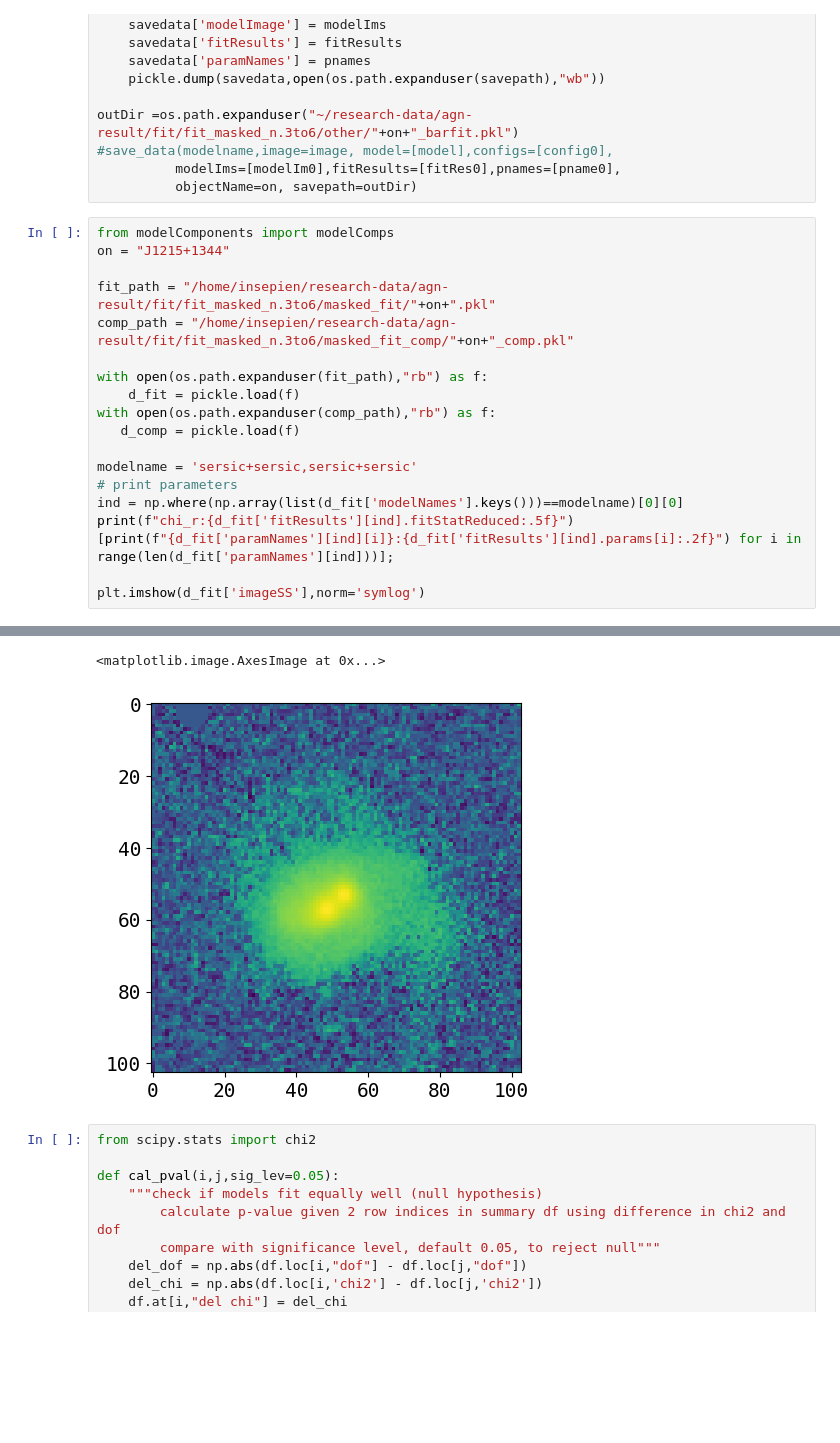
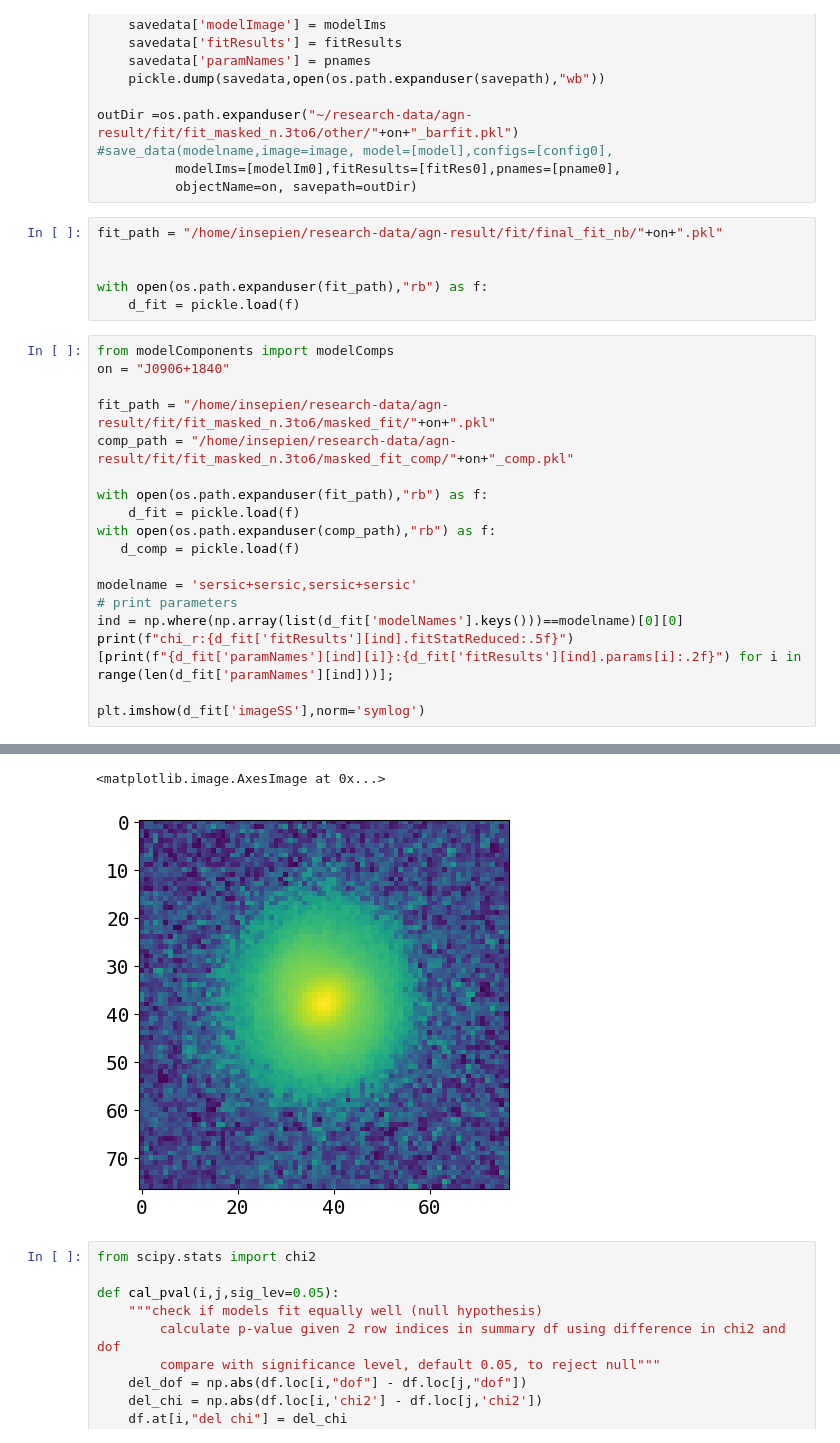
Before and after one commit to insepien/dualAGN, a Jupyter notebook: scrap_notebooks/checkFit.ipynb, the cells around one changed output, grey strips where cells are left out. Drawn from its saved outputs; the diff is of its cells as text; blank space fills up the shorter version.

```diff
--- a/scrap_notebooks/checkFit.ipynb
+++ b/scrap_notebooks/checkFit.ipynb
@@ -793,9 +793,15 @@ outDir =os.path.expanduser("~/research-data/agn-result/fit/fit_masked_n.3to6/oth
 #save_data(modelname,image=image, model=[model],configs=[config0],
           modelIms=[modelIm0],fitResults=[fitRes0],pnames=[pname0],
           objectName=on, savepath=outDir)
+# %%
+fit_path = "/home/insepien/research-data/agn-result/fit/final_fit_nb/"+on+".pkl"
+
+
+with open(os.path.expanduser(fit_path),"rb") as f:
+    d_fit = pickle.load(f)
 # %%
 from modelComponents import modelComps
-on = "J1215+1344"
+on = "J0906+1840"
 
 fit_path = "/home/insepien/research-data/agn-result/fit/fit_masked_n.3to6/masked_fit/"+on+".pkl"
 comp_path = "/home/insepien/research-data/agn-result/fit/fit_masked_n.3to6/masked_fit_comp/"+on+"_comp.pkl"
@@ -833,5 +839,5 @@ r_e_4:2.14
 <matplotlib.image.AxesImage at 0x...>
-[figure, old version]
+[figure, new version]
 # %%
 from scipy.stats import chi2
 
```
Also changed, not shown: parts of 3 cells of this notebook, 5 other files.
